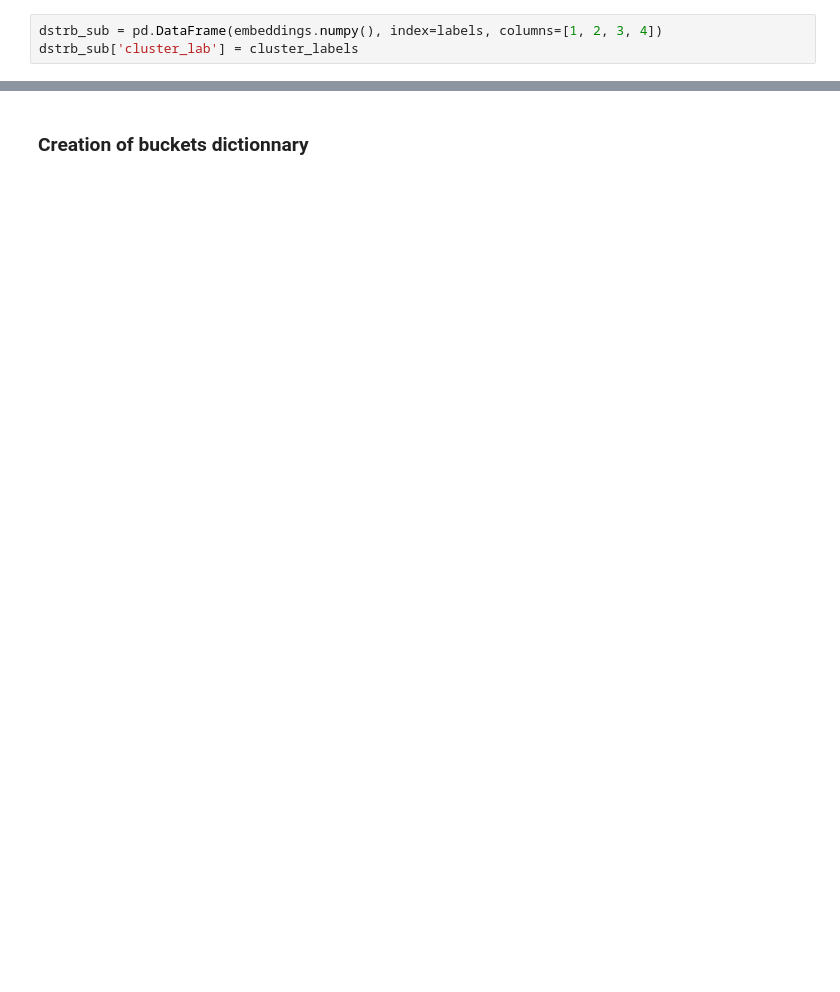
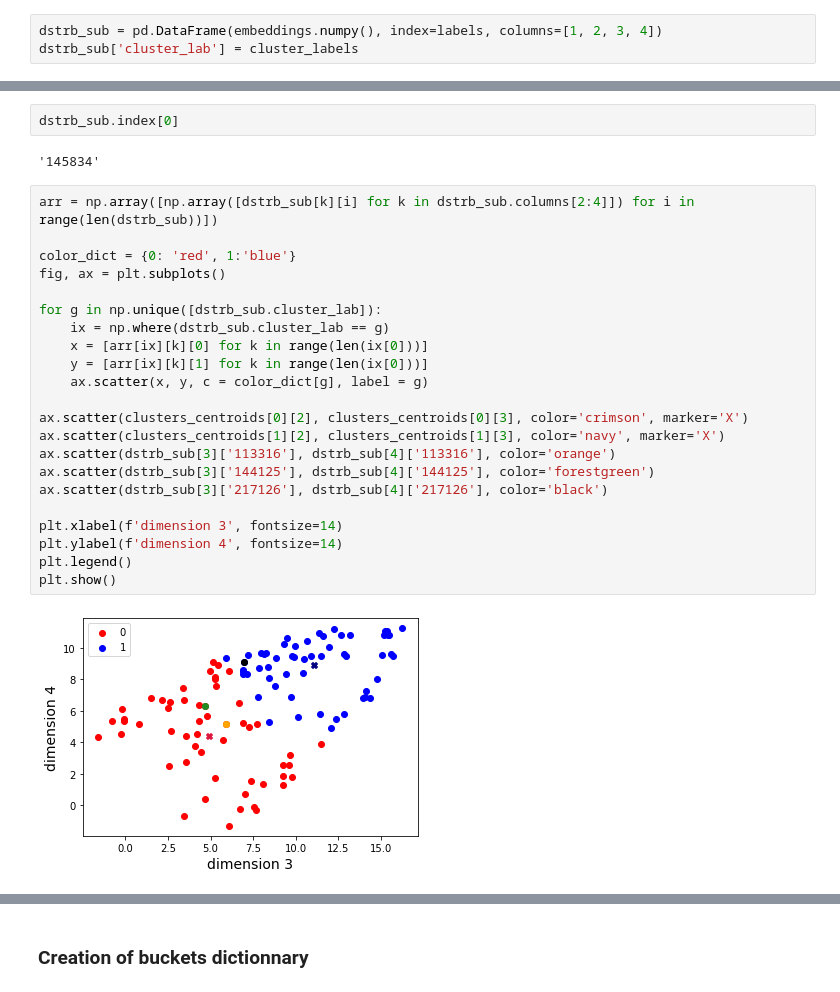
Before and after one commit to neurospin-projects/2021_jchavas_lguillon_deepcingulate, a Jupyter notebook: SimCLR/deep_folding_ma_visu.ipynb, the cells around one changed output, grey strips where cells are left out. Drawn from its saved outputs; the diff is of its cells as text; blank space fills up the shorter version.

```diff
--- a/SimCLR/deep_folding_ma_visu.ipynb
+++ b/SimCLR/deep_folding_ma_visu.ipynb
@@ -165,0 +178,28 @@ plt.show()
+# %%
+dstrb_sub.index[0]
+# %% [output]
+'145834'
+# %%
+arr = np.array([np.array([dstrb_sub[k][i] for k in dstrb_sub.columns[2:4]]) for i in range(len(dstrb_sub))])
+
+color_dict = {0: 'red', 1:'blue'}
+fig, ax = plt.subplots()
+
+for g in np.unique([dstrb_sub.cluster_lab]):
+    ix = np.where(dstrb_sub.cluster_lab == g)
+    x = [arr[ix][k][0] for k in range(len(ix[0]))]
+    y = [arr[ix][k][1] for k in range(len(ix[0]))]
+    ax.scatter(x, y, c = color_dict[g], label = g)
+
+ax.scatter(clusters_centroids[0][2], clusters_centroids[0][3], color='crimson', marker='X')
+ax.scatter(clusters_centroids[1][2], clusters_centroids[1][3], color='navy', marker='X')
+ax.scatter(dstrb_sub[3]['113316'], dstrb_sub[4]['113316'], color='orange')
+ax.scatter(dstrb_sub[3]['144125'], dstrb_sub[4]['144125'], color='forestgreen')
+ax.scatter(dstrb_sub[3]['217126'], dstrb_sub[4]['217126'], color='black')
+
+plt.xlabel(f'dimension 3', fontsize=14)
+plt.ylabel(f'dimension 4', fontsize=14)
+plt.legend()
+plt.show()
+# %% [output]
+[figure, added]
```
Also changed, not shown: parts of 68 cells of this notebook, 2 other files.
